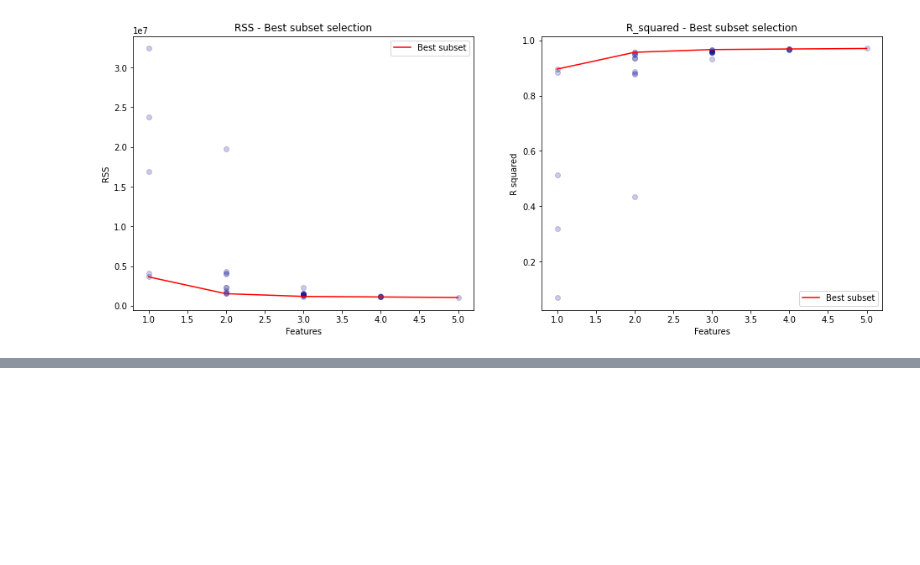
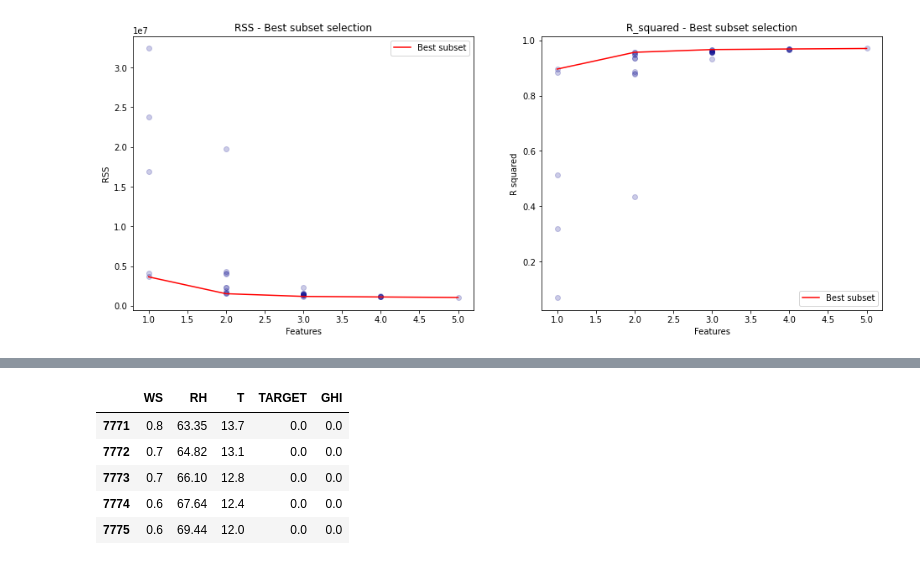
Before and after one commit to J-woooo/Dacon, a Jupyter notebook: jiiiiiiiiiiiiiiin/baseline.ipynb, the cells around one changed output, grey strips where cells are left out. Drawn from its saved outputs; the diff is of its cells as text; code cells hidden in the pictures; blank space fills up the shorter version.

```diff
--- a/jiiiiiiiiiiiiiiin/baseline.ipynb
+++ b/jiiiiiiiiiiiiiiin/baseline.ipynb
@@ -254,0 +276,9 @@ x_train
+# %%
+x_test.tail()
+# %% [output]
+|  | WS | RH | T | TARGET | GHI |
+| 7771 | 0.8 | 63.35 | 13.7 | 0.0 | 0.0 |
+| 7772 | 0.7 | 64.82 | 13.1 | 0.0 | 0.0 |
+| 7773 | 0.7 | 66.10 | 12.8 | 0.0 | 0.0 |
+| 7774 | 0.6 | 67.64 | 12.4 | 0.0 | 0.0 |
+| 7775 | 0.6 | 69.44 | 12.0 | 0.0 | 0.0 |
```
Also changed, not shown: parts of 7 cells of this notebook.
